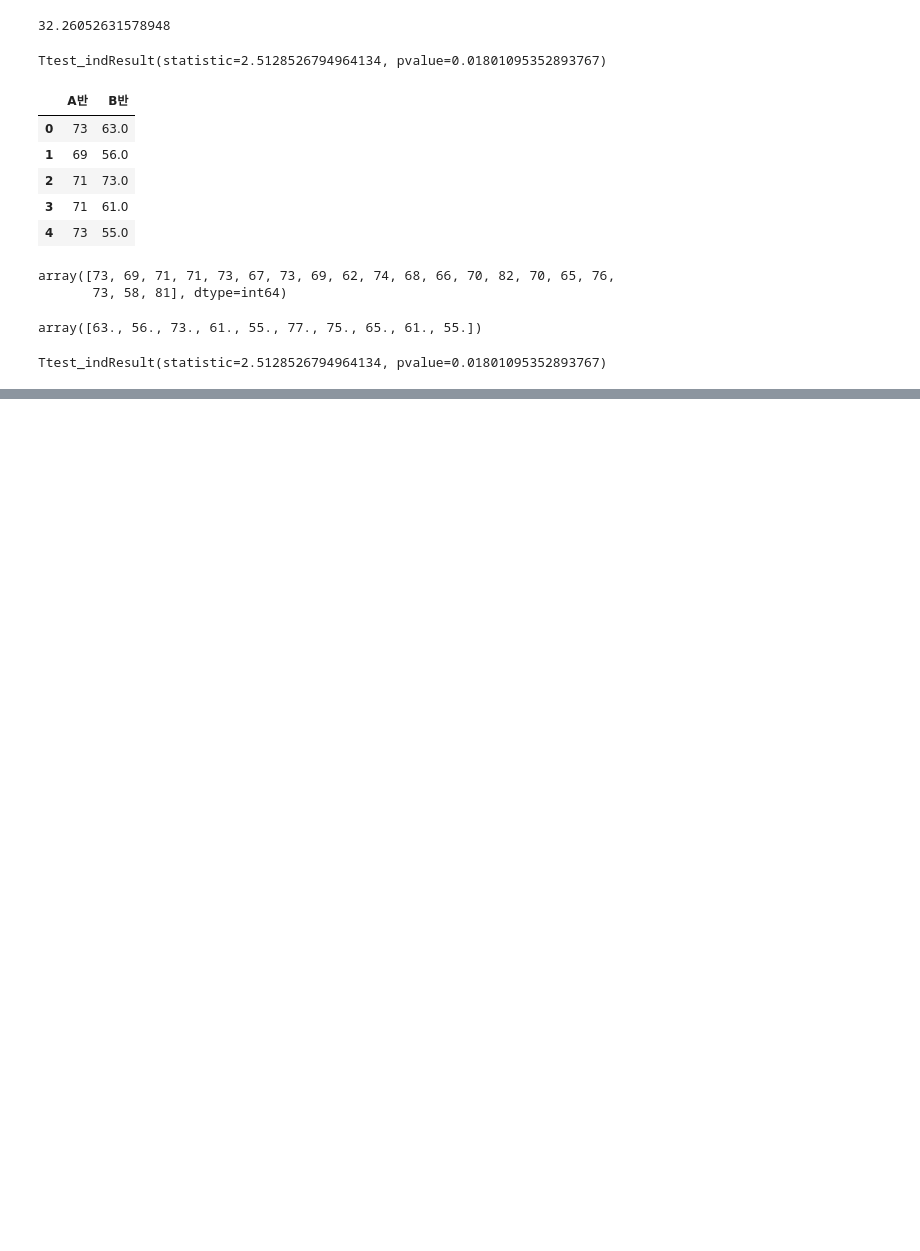
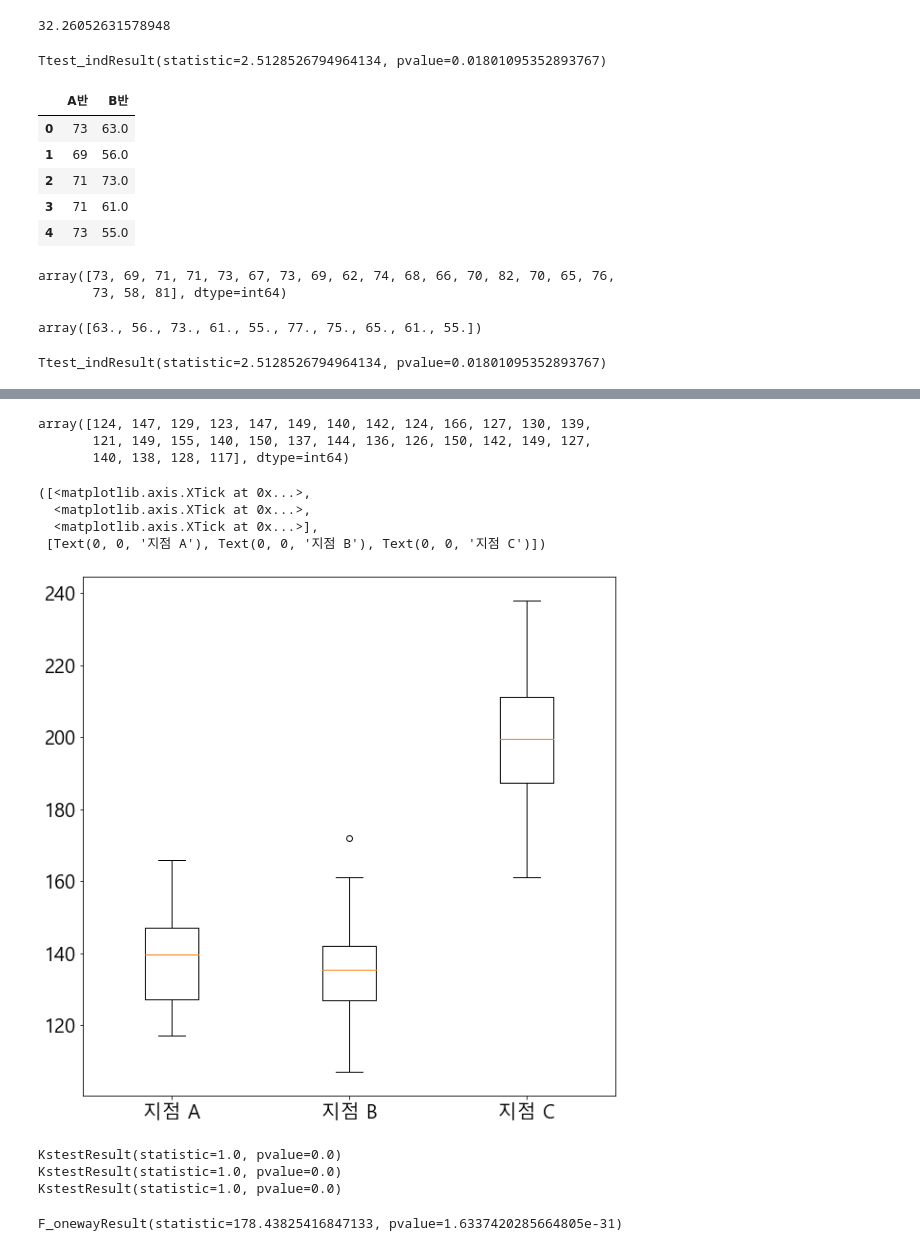
Before and after one commit to Huni0318/preprocessing, a Jupyter notebook: practice/practice6.ipynb, the cells around one changed output, grey strips where cells are left out. Saved outputs shown, nothing was run; the diff lists cells and outputs as text; code cells hidden in the pictures; blank space fills up the shorter version.

```diff
--- a/practice/practice6.ipynb
+++ b/practice/practice6.ipynb
@@ -347,0 +375,3 @@ Ttest_indResult(statistic=2.5128526794964134, pvalue=0.01801095352893767)
+# %%
+df = pd.read_csv('지점별_일별판매량.csv', engine = 'python')
+df.head()
@@ -347,0 +385,40 @@ Ttest_indResult(statistic=2.5128526794964134, pvalue=0.01801095352893767)
+# %%
+# 데이터 분할 (결측이 포함되어 있을 수 있으므로 dropna를 사용)
+A = df['지점A'].dropna().values
+B = df['지점B'].dropna().values
+C = df['지점C'].dropna().values
+# %%
+A
+# %% [output]
+array([124, 147, 129, 123, 147, 149, 140, 142, 124, 166, 127, 130, 139,
+       121, 149, 155, 140, 150, 137, 144, 136, 126, 150, 142, 149, 127,
+       140, 138, 128, 117], dtype=int64)
+# %%
+# 박스플롯으로 시각화
+import matplotlib.pyplot as plt
+%matplotlib inline
+plt.rcParams["font.family"] = 'Malgun Gothic'
+plt.rcParams["font.size"] = 20
+plt.rcParams["figure.figsize"] = (10, 10)
+plt.boxplot([A,B,C])
+plt.xticks([1,2,3],['지점 A','지점 B','지점 C'])
+# %% [output]
+([<matplotlib.axis.XTick at 0x...>,
+  <matplotlib.axis.XTick at 0x...>,
+  <matplotlib.axis.XTick at 0x...>],
+ [Text(0, 0, '지점 A'), Text(0, 0, '지점 B'), Text(0, 0, '지점 C')])
+[figure, added]
+# %%
+# 정규성 검정: 세 변수 모두 정규 분포를 띔을 확인
+from scipy.stats import *
+print(kstest(A, 'norm'))
+print(kstest(B, 'norm'))
+print(kstest(C, 'norm'))
+# %% [output]
+KstestResult(statistic=1.0, pvalue=0.0)
+KstestResult(statistic=1.0, pvalue=0.0)
+KstestResult(statistic=1.0, pvalue=0.0)
+# %%
+print(f_oneway(A,B,C))
+# %% [output]
+F_onewayResult(statistic=178.43825416847133, pvalue=1.6337420285664805e-31)
```
Also changed, not shown: parts of 9 cells of this notebook.
